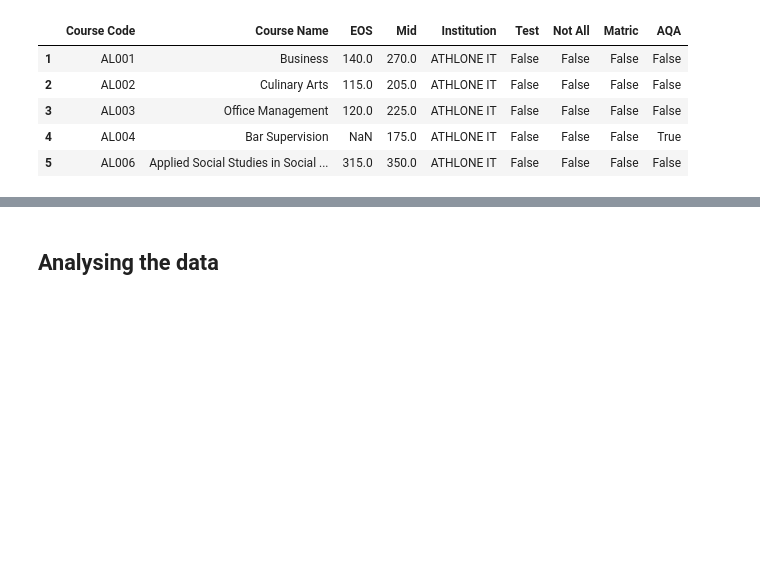
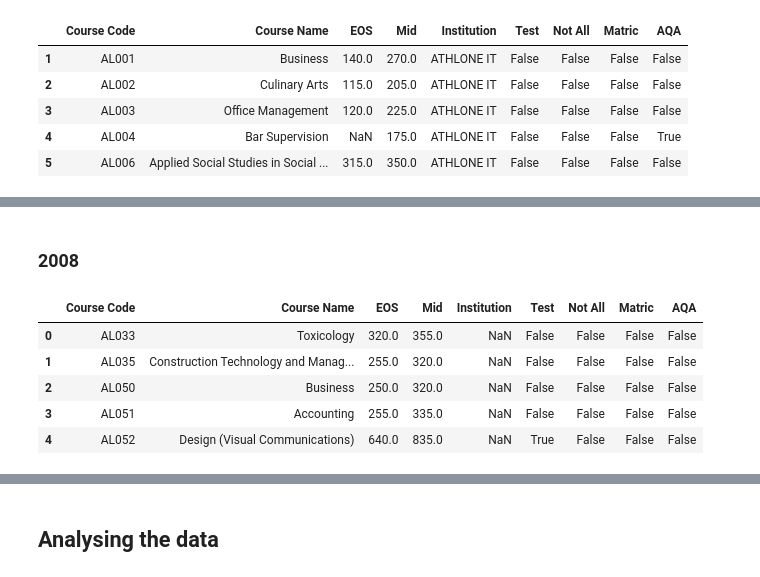
Before and after one commit to fod/fundamentals-data-analysis, a Jupyter notebook: cao.ipynb, the cells around one changed output, grey strips where cells are left out. Drawn from its saved outputs; the diff is of its cells as text; code cells hidden in the pictures; blank space fills up the shorter version.

```diff
--- a/cao.ipynb
+++ b/cao.ipynb
@@ -662,0 +696,15 @@ df76_10.head()
+# %% [markdown]
+### 2008
+# %%
+# read the level 8 pdf, extracting tables into a single dataframe
+pdf_path = os.path.join(data_dir, "cao_2008_lvl8.pdf")
+df8_08 = read_cao_pdf(pdf_path, header_row=27)
+
+df8_08.head()
+# %% [output]
+|  | Course Code | Course Name | EOS | Mid | Institution | Test | Not All | Matric | AQA |
+| 0 | AL033 | Toxicology | 320.0 | 355.0 | NaN | False | False | False | False |
+| 1 | AL035 | Construction Technology and Manag... | 255.0 | 320.0 | NaN | False | False | False | False |
+| 2 | AL050 | Business | 250.0 | 320.0 | NaN | False | False | False | False |
+| 3 | AL051 | Accounting | 255.0 | 335.0 | NaN | False | False | False | False |
+| 4 | AL052 | Design (Visual Communications) | 640.0 | 835.0 | NaN | True | False | False | False |
```
Also changed, not shown: parts of 11 cells of this notebook.
